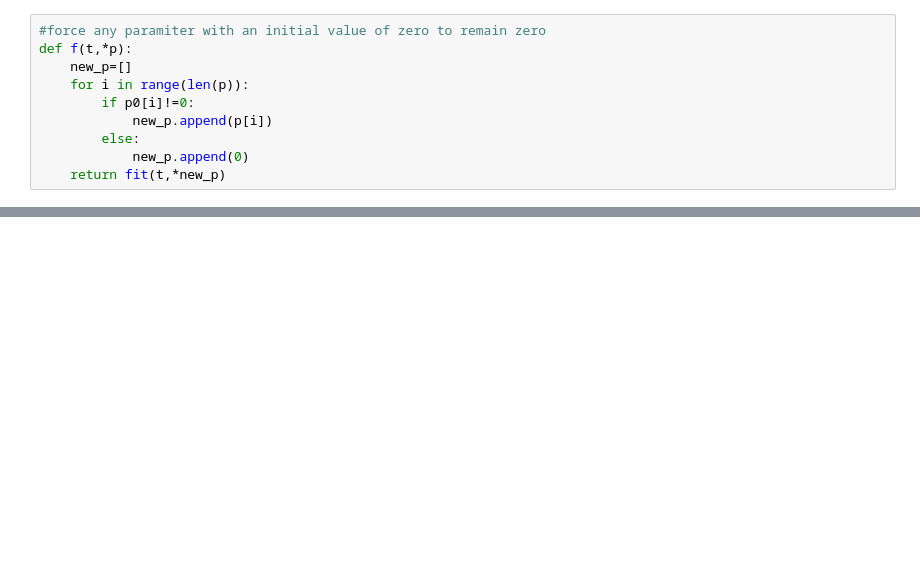
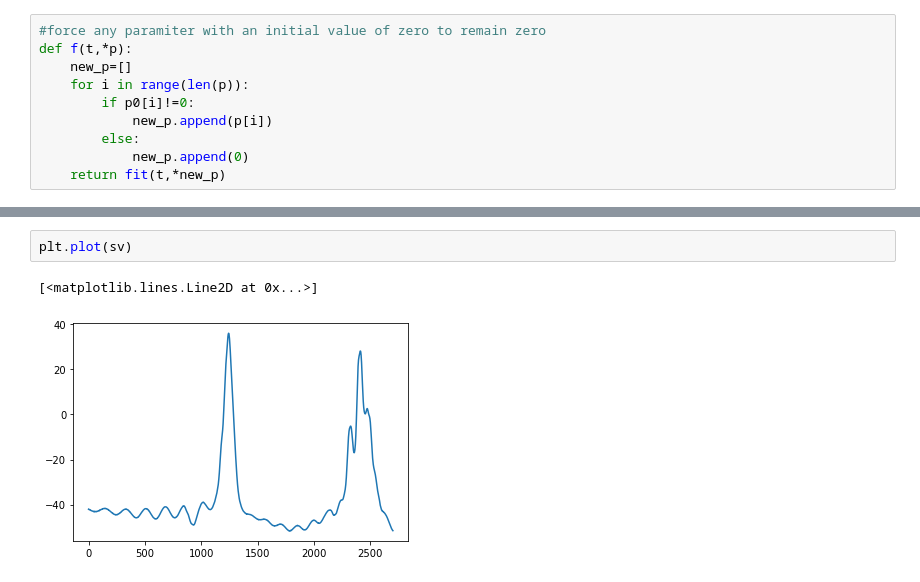
Before and after one commit to LaraTatli18/doppler-free-laser-spectroscopy, a Jupyter notebook: analyse_data.ipynb, the cells around one changed output, grey strips where cells are left out. Cells and saved outputs as stored; diff of their text form; blank space fills up the shorter version.

```diff
--- a/analyse_data.ipynb
+++ b/analyse_data.ipynb
@@ -310,0 +360,5 @@ plt.savefig("28_11")
+# %%
+plt.plot(sv)
+# %% [output]
+[<matplotlib.lines.Line2D at 0x...>]
+[figure, added]
```
Also changed, not shown: parts of 18 cells of this notebook, 1 other file.
